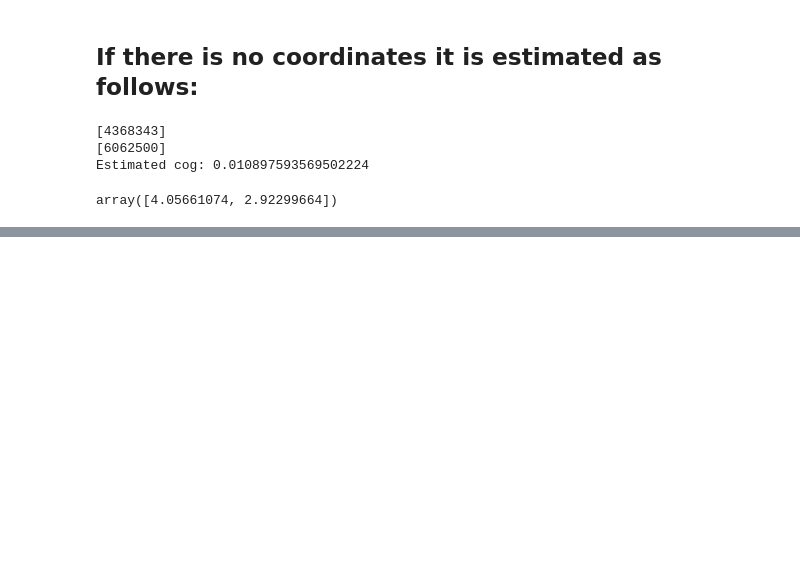
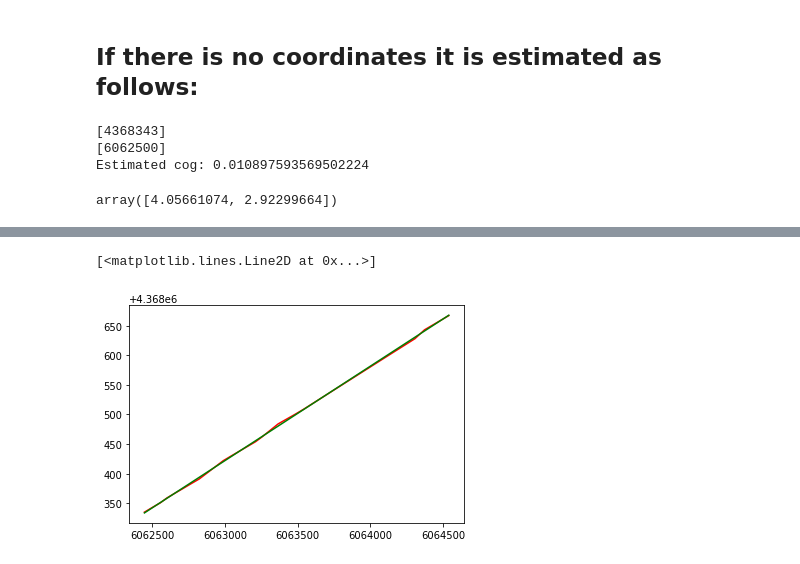
Before and after one commit to cnburger/AIS_KalmanFilter, a Jupyter notebook: KalmanFilterPython.ipynb, the cells around one changed output, grey strips where cells are left out. Saved outputs shown, nothing was run; the diff lists cells and outputs as text; code cells hidden in the pictures; blank space fills up the shorter version.

```diff
--- a/KalmanFilterPython.ipynb
+++ b/KalmanFilterPython.ipynb
@@ -446,0 +472,21 @@ array([4.05661074, 2.92299664])
+# %%
+X_sog = np.arange(0,20)
+X_sog = polish_data.iloc[:,2].values
+Y_sog = polish_data.iloc[:,3]
+
+
+model = LinearRegression()
+model.fit(X_sog.reshape((-1,1)),Y_sog)
+m = model.intercept_
+coef = model.coef_
+X_pred = X_sog
+Y_pred = X_pred*coef + m
+
+
+#Original data
+plt.plot(X_sog, Y_sog, color = 'red')
+#Predicted with model
+plt.plot(X_pred, Y_pred, color = 'green')
+# %% [output]
+[<matplotlib.lines.Line2D at 0x...>]
+[figure, added]
```
Also changed, not shown: parts of 3 cells of this notebook.
